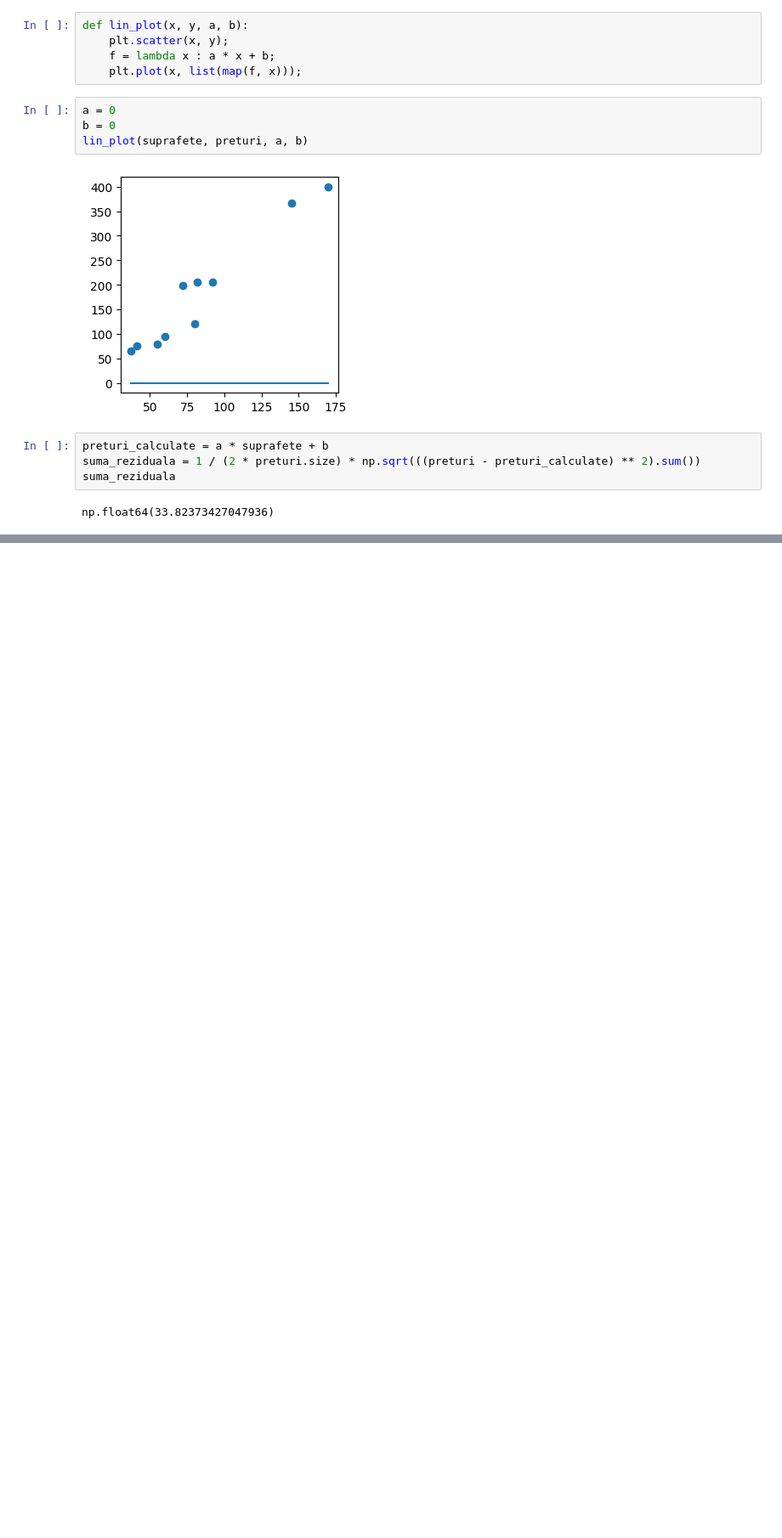
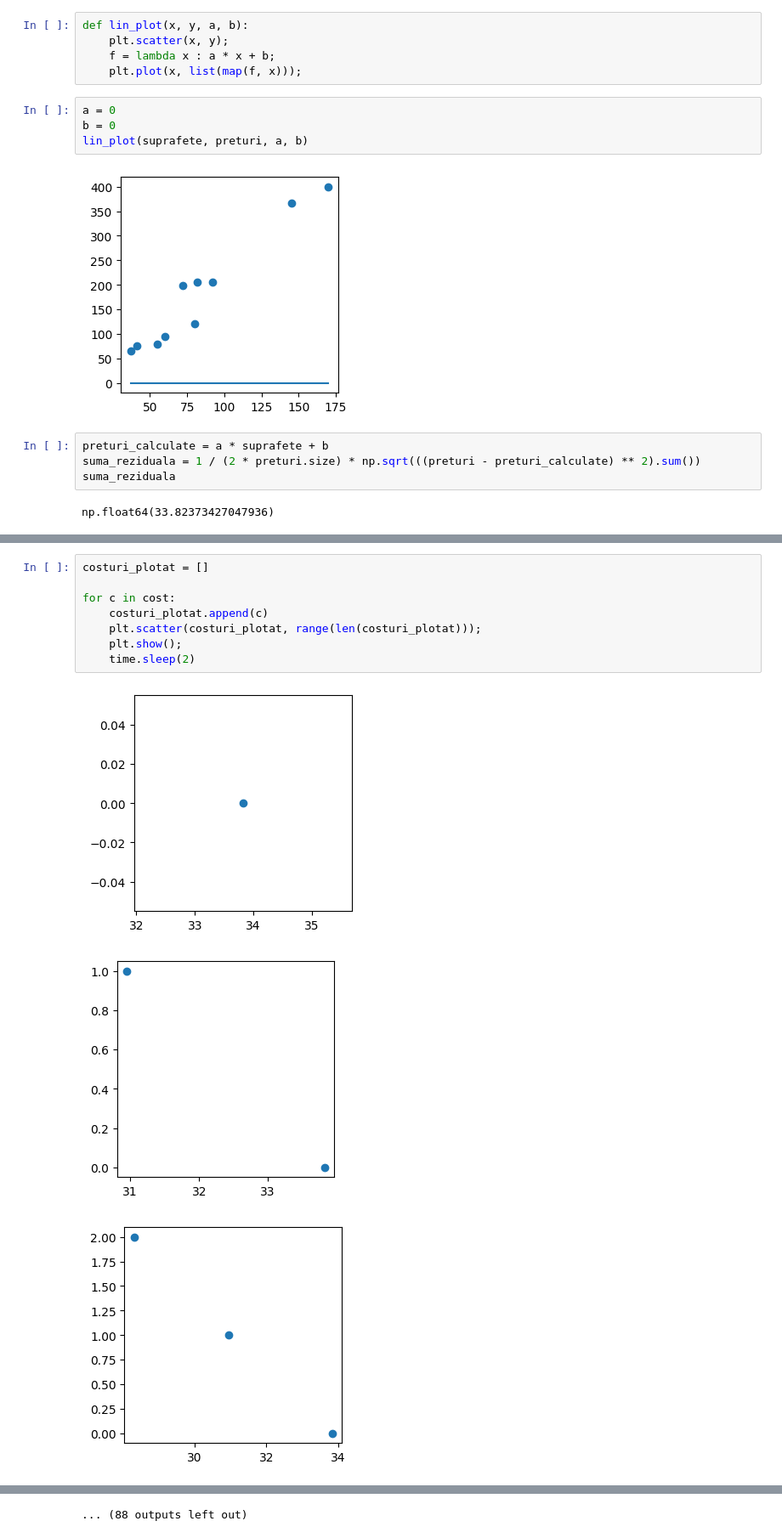
Before and after one commit to Stelian-DRAGNE/Machine-Learning-using-Python-2024-2025, a Jupyter notebook: CURS 2/3.calcul_gradient.ipynb, the cells around one changed output, grey strips where cells are left out. Shown at 85% size. Cells and saved outputs as stored; diff of their text form; blank space fills up the shorter version.

```diff
--- a/CURS 2/3.calcul_gradient.ipynb
+++ b/CURS 2/3.calcul_gradient.ipynb
@@ -38,0 +134,12 @@ derivata_b = 2 * (preturi_calculate - preturi)
+# %%
+costuri_plotat = []
+
+for c in cost:
+    costuri_plotat.append(c)
+    plt.scatter(costuri_plotat, range(len(costuri_plotat)));
+    plt.show();
+    time.sleep(2)
+# %% [output]
+[figure, added]
+[figure, added]
+[figure, added]
@@ -38,0 +155 @@ derivata_b = 2 * (preturi_calculate - preturi)
+... (88 outputs left out)
```
Also changed, not shown: parts of 14 cells of this notebook, 1 other file.
